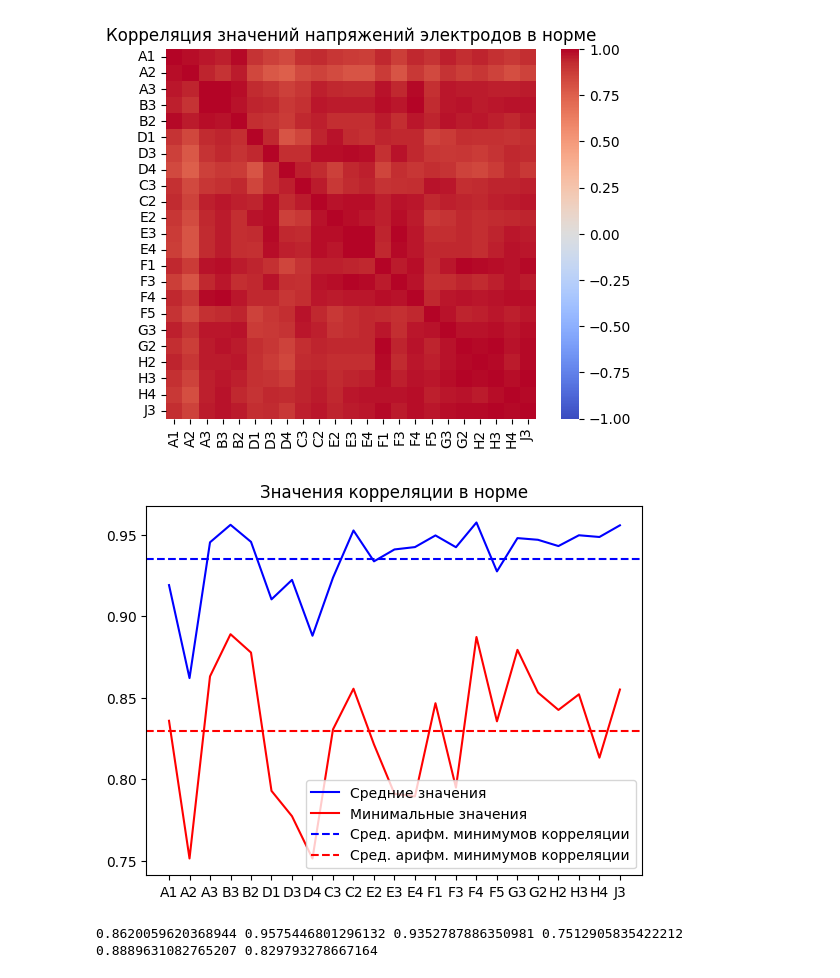
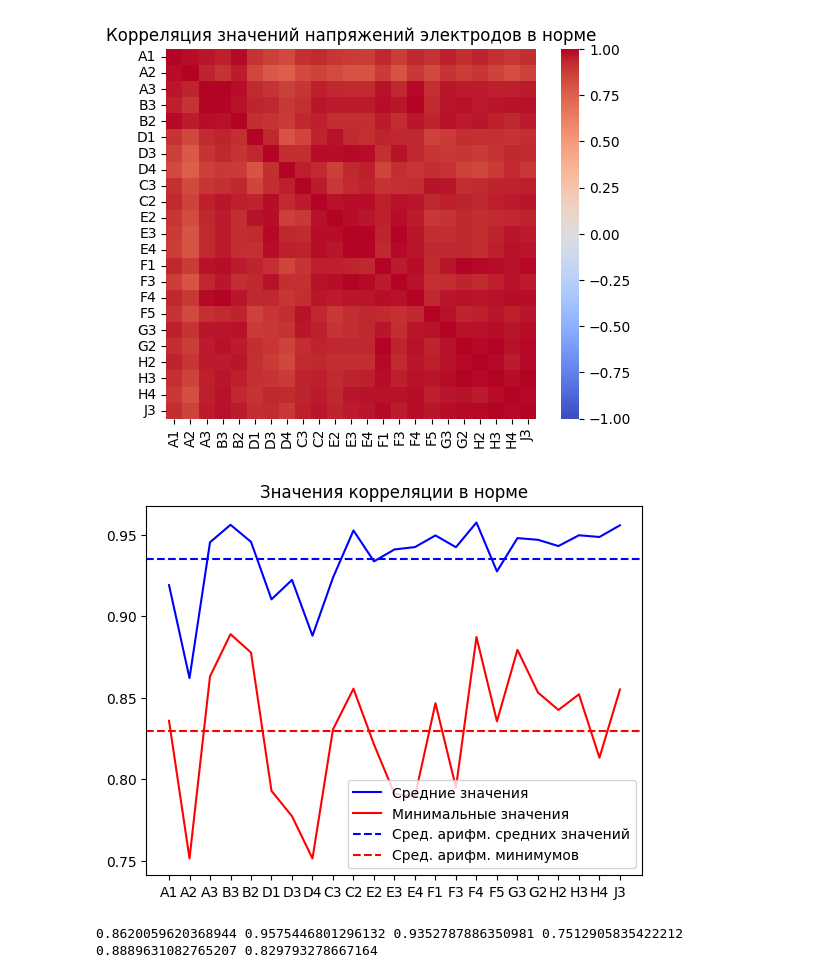
Before and after one commit to multifacs/ecg-analysis, a Jupyter notebook: ECG.ipynb, the cells around one changed output. Saved outputs shown, nothing was run; the diff lists cells and outputs as text; code cells hidden in the pictures.

```diff
--- a/ECG.ipynb
+++ b/ECG.ipynb
@@ -461,13 +461,13 @@ plt.show()
 # %%
 plt.plot(corr_mat_normal.mean(), color = "b", label="Средние значения")
 plt.plot(corr_mat_normal.min(), color = "r", label="Минимальные значения")
 plt.title("Значения корреляции в норме")
-plt.axhline(y = np.average(corr_mat_normal.mean()), color="b", linestyle = '--', label="Сред. арифм. минимумов корреляции")
-plt.axhline(y = np.average(corr_mat_normal.min()), color="r", linestyle = '--', label="Сред. арифм. минимумов корреляции")
+plt.axhline(y = np.average(corr_mat_normal.mean()), color="b", linestyle = '--', label="Сред. арифм. средних значений")
+plt.axhline(y = np.average(corr_mat_normal.min()), color="r", linestyle = '--', label="Сред. арифм. минимумов")
 plt.legend(loc='lower right')
 plt.show()
 # %% [output]
-[figure, old version]
+[figure, new version]
 # %%
 print(
     corr_mat_normal.mean().min(),
```
Also changed, not shown: parts of 3 cells of this notebook.
